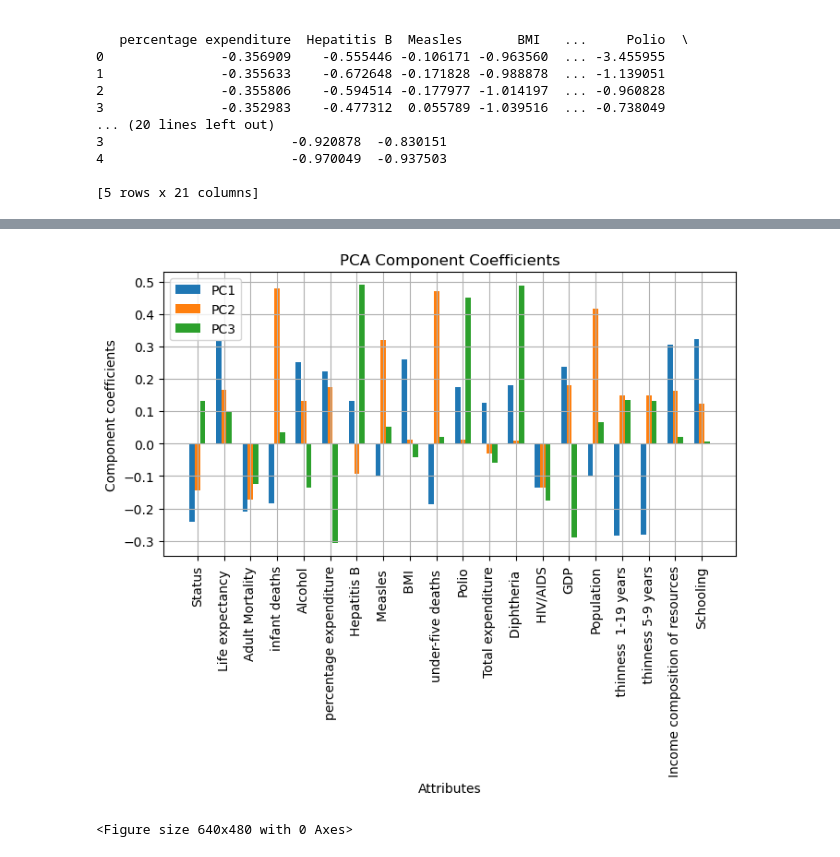
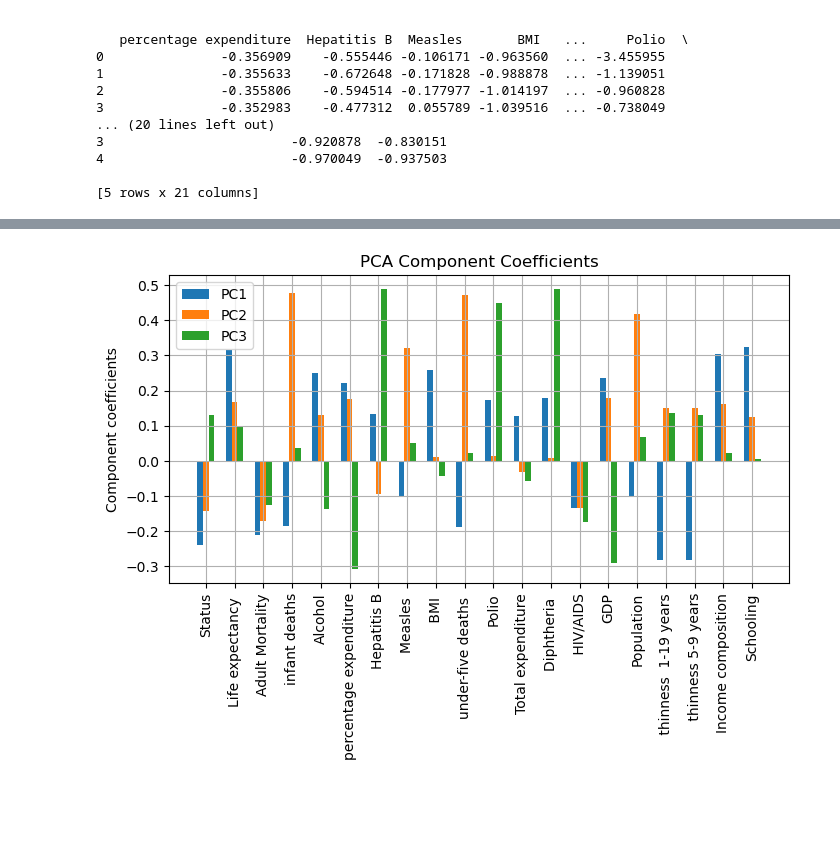
Before and after one commit to Apros7/DTU_MachineLearning, a Jupyter notebook: Project1/Will PCA.ipynb, the cells around one changed output, grey strips where cells are left out. Cells and saved outputs as stored; diff of their text form; code cells hidden in the pictures; blank space fills up the shorter version.

```diff
--- a/Project1/Will PCA.ipynb
+++ b/Project1/Will PCA.ipynb
@@ -110,24 +111,26 @@ plt.savefig("Variance explained by priciple components")
 # %%
 
 
 # We saw in 2.1.3 that the first 3 components explaiend more than 90
 # percent of the variance. Let's look at their coefficients:
+
+df.rename(columns= {"Income composition of resources":"Income composition"},inplace=True)
+cols = df.columns[1:]
+
 plt.figure(figsize=(8, 4))
 pcs = [0,1,2]
 legendStrs = ['PC'+str(e+1) for e in pcs]
 c = ['r','g','b']
 bw = .2
 r = np.arange(1,width+1)
 for i in pcs:
     plt.bar(r+i*bw, V[:,i], width=bw)
 plt.xticks(r+bw, cols, rotation='vertical')
-plt.xlabel('Attributes')
 plt.ylabel('Component coefficients')
 plt.legend(legendStrs)
 plt.grid()
 plt.title('PCA Component Coefficients')
+plt.savefig("PCA Component Coefficients.png", bbox_inches = "tight")
 plt.show()
-plt.savefig("PCA Component Coefficients")
 # %% [output]
-[figure, old version]
+[figure, new version]
-<Figure size 640x480 with 0 Axes>
```
Also changed, not shown: parts of 3 cells of this notebook, 3 other files.
